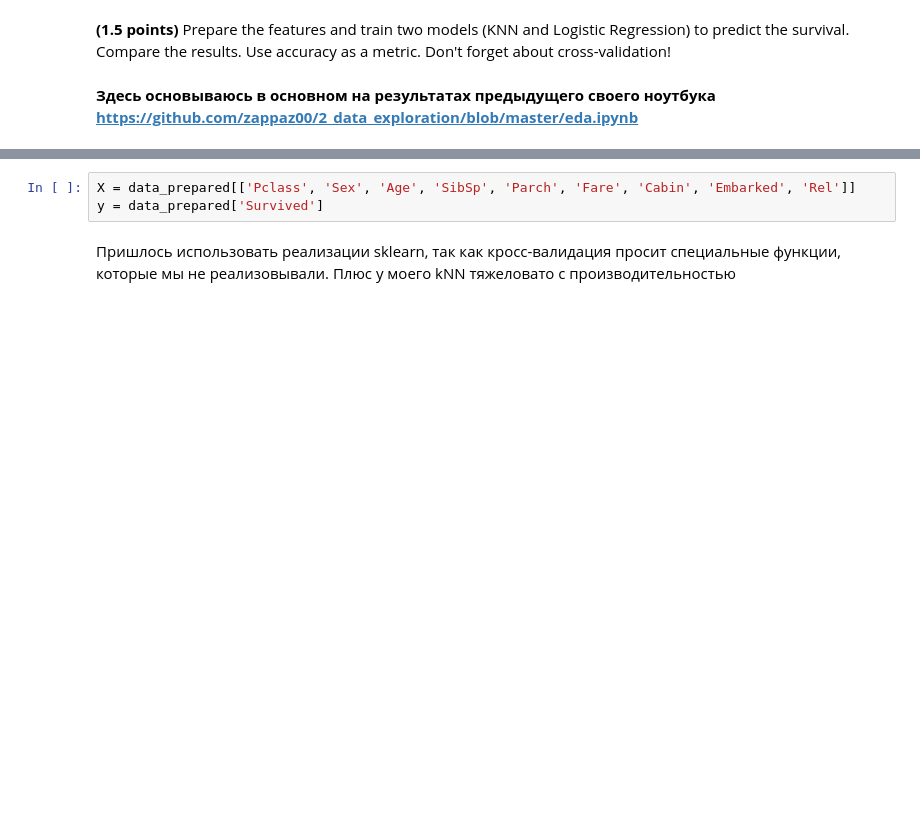
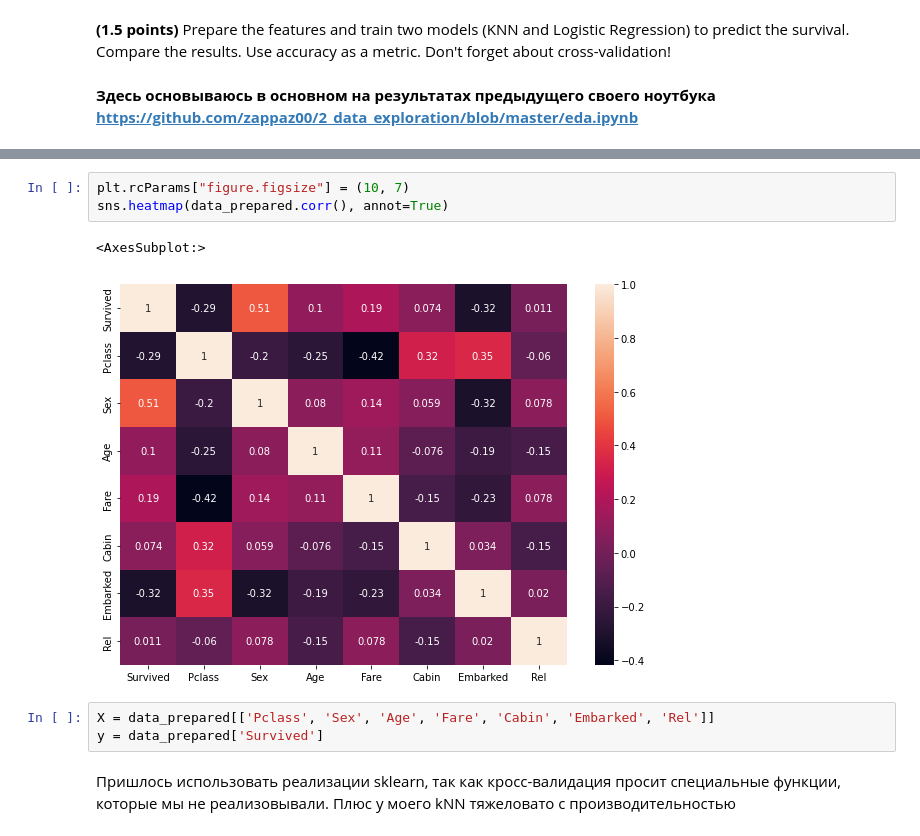
Before and after one commit to zappaz00/5_classification_linear_knn, a Jupyter notebook: hw_classification.ipynb, the cells around one changed output, grey strips where cells are left out. Cells and saved outputs as stored; diff of their text form; blank space fills up the shorter version.

```diff
--- a/hw_classification.ipynb
+++ b/hw_classification.ipynb
@@ -696,5 +749,11 @@ data_prepared.head()
+# %%
+plt.rcParams["figure.figsize"] = (10, 7)
+sns.heatmap(data_prepared.corr(), annot=True)
+# %% [output]
+<AxesSubplot:>
+[figure, added]
 # %%
-X = data_prepared[['Pclass', 'Sex', 'Age', 'SibSp', 'Parch', 'Fare', 'Cabin', 'Embarked', 'Rel']]
+X = data_prepared[['Pclass', 'Sex', 'Age', 'Fare', 'Cabin', 'Embarked', 'Rel']]
 y = data_prepared['Survived']
 # %% [markdown]
 Пришлось использовать реализации sklearn, так как кросс-валидация просит специальные функции, которые мы не реализовывали. Плюс у моего kNN тяжеловато с производительностью
```
Also changed, not shown: parts of 28 cells of this notebook, 2 other files.
